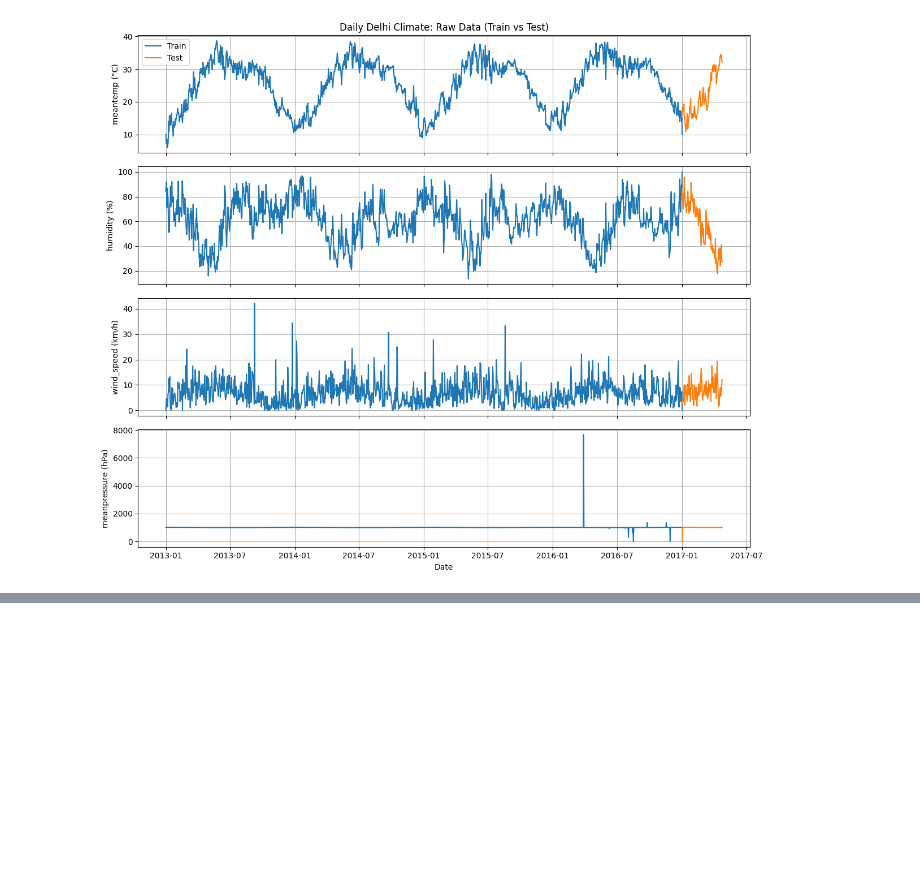
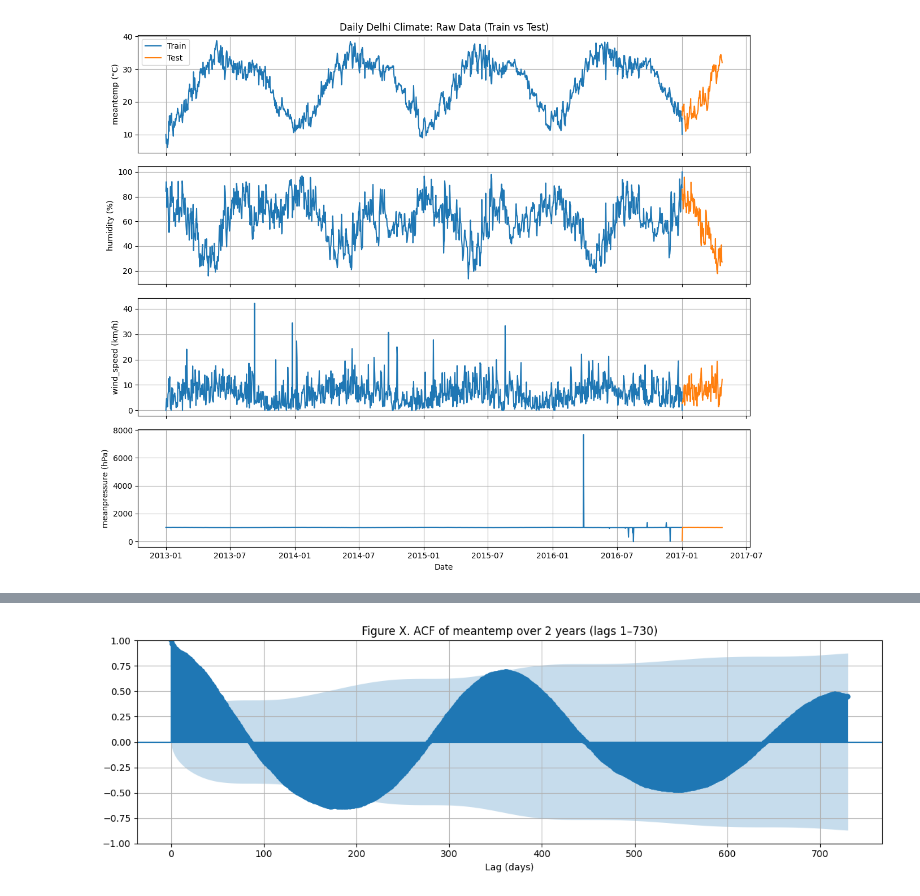
Before and after one commit to JoshuaOhYQ/Graded_Lab_3_Sequential_Data_Prediction, a Jupyter notebook: sequential-data-prediction.ipynb, the cells around one changed output, grey strips where cells are left out. Drawn from its saved outputs; the diff is of its cells as text; code cells hidden in the pictures; blank space fills up the shorter version.

```diff
--- a/sequential-data-prediction.ipynb
+++ b/sequential-data-prediction.ipynb
@@ -352,0 +491,11 @@ display(train_df.describe().round(2))
+# %%
+# Using ACF to visualize long lags for yearly cycle
+
+fig, ax = plt.subplots(figsize=(12, 4))
+plot_acf(y_train, ax=ax, lags=730)
+ax.set_title('Figure X. ACF of meantemp over 2 years (lags 1–730)')
+ax.set_xlabel('Lag (days)')
+plt.tight_layout()
+plt.show()
+# %% [output]
+[figure, added]
```
Also changed, not shown: parts of 31 cells of this notebook.
